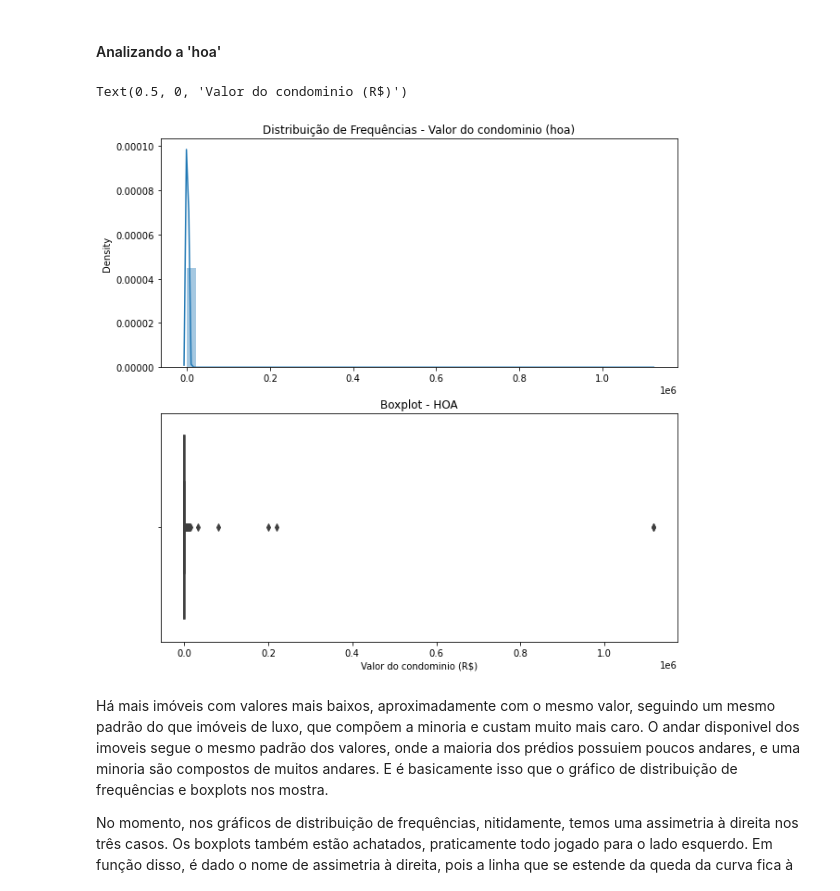
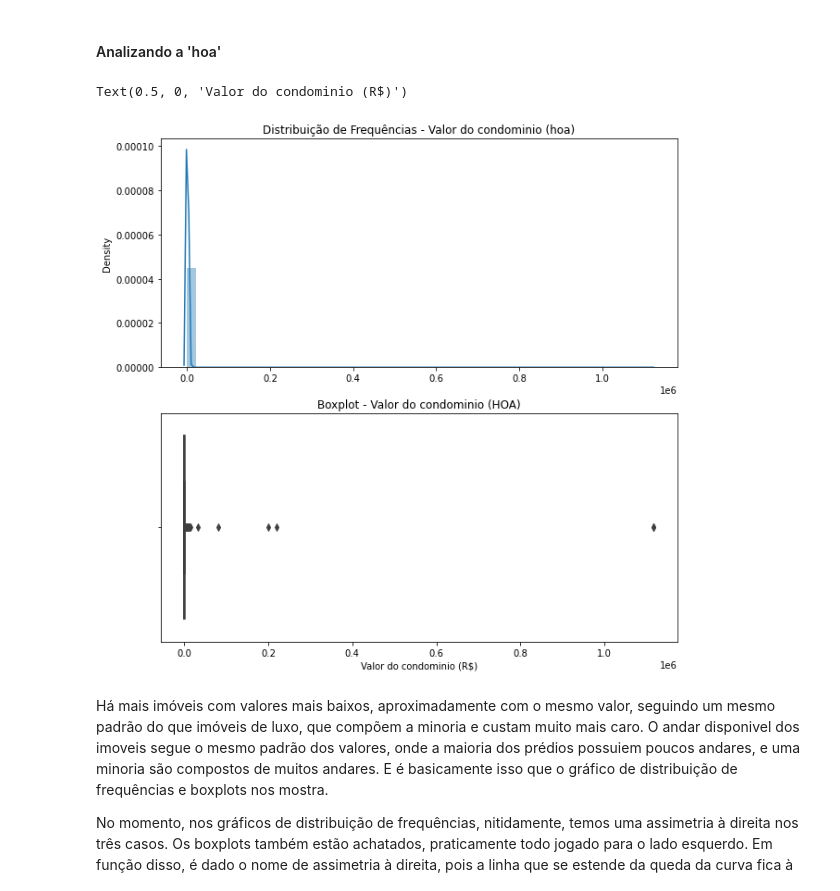
Before and after one commit to IgorFormiga/Data-Science-Projects, a Jupyter notebook: Data_Exploration.ipynb, the cells around one changed output. Cells and saved outputs as stored; diff of their text form; code cells hidden in the pictures.

```diff
--- a/Data_Exploration.ipynb
+++ b/Data_Exploration.ipynb
@@ -256,16 +256,16 @@ Text(0.5, 0, 'Número de andares')
 # %%
 plt.figure(figsize=(10,10))
 plt.subplot(2,1,1)
 plt.title('Distribuição de Frequências - Valor do condominio (hoa)')
 sns.distplot(dataset.hoa, axlabel=False)
 
 plt.subplot(2,1,2)
-plt.title('Boxplot - HOA')
+plt.title('Boxplot - Valor do condominio (HOA)')
 sns.boxplot( x = 'hoa', data = dataset, orient = 'h')
 plt.xlabel('Valor do condominio (R$)', fontsize=10)
 # %% [output]
 Text(0.5, 0, 'Valor do condominio (R$)')
-[figure, old version]
+[figure, new version]
 # %% [markdown]
 Há mais imóveis com valores mais baixos, aproximadamente com o mesmo valor, seguindo um mesmo padrão do que imóveis de luxo, que compõem a minoria e custam muito mais caro. O andar disponivel dos imoveis segue o mesmo padrão dos valores, onde a maioria dos prédios possuiem poucos andares, e uma minoria são compostos de muitos andares. E é basicamente isso que o gráfico de distribuição de frequências e boxplots nos mostra.
 
```
Also changed, not shown: parts of 45 cells of this notebook, 1 other file.
